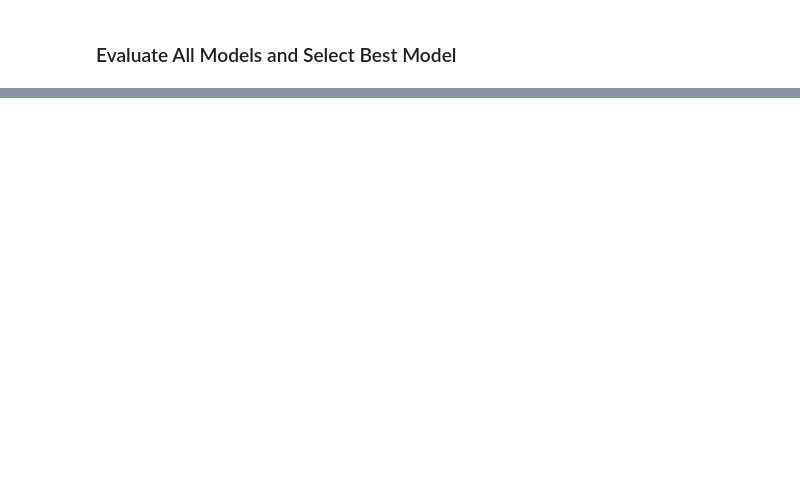
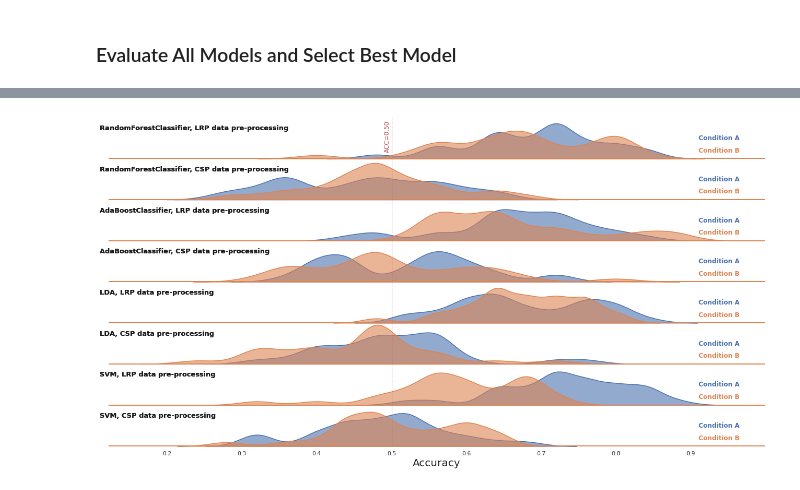
Before and after one commit to brisenodaniel/DataMiningGroupProject, a Jupyter notebook: src/ProjectCodeDraft.ipynb, the cells around one changed output, grey strips where cells are left out. Cells and saved outputs as stored; diff of their text form; code cells hidden in the pictures; blank space fills up the shorter version.

```diff
--- a/src/ProjectCodeDraft.ipynb
+++ b/src/ProjectCodeDraft.ipynb
@@ -476,0 +632,65 @@ tuned_clfs
+# %%
+#assemble dataframe for use in plotting
+
+acc_df = pd.DataFrame(columns = ['acc','test_cond','clf_type'])
+
+for clf in tuned_clfs:
+    clf_type = '{mod}, {reduct} data pre-processing'.format(mod=clf['clf_type'],
+                                                                reduct=clf['reduction_method'].upper())
+    data_preprocessing_method = clf['reduction_method']
+    #add A condition accuracies
+    test_cond = 'Condition A'
+    for acc in clf['A_accuracy_dist']:
+        row = {'acc': acc,
+               'test_cond': test_cond,
+               'clf_type': clf_type}
+        acc_df = acc_df.append(row, ignore_index=True)
+    #add B condition accuracies
+    test_cond = 'Condition B'
+    for acc in clf['B_accuracy_dist']:
+        row = {'acc': acc,
+               'test_cond': test_cond,
+               'clf_type': clf_type}
+        acc_df = acc_df.append(row, ignore_index=True)
+
+#plot
+sns.set_theme(style="white", rc={"axes.facecolor": (0, 0, 0, 0)})
+
+g = sns.FacetGrid(acc_df, row='clf_type', hue='test_cond', aspect=15, height=1.2)
+g.map(sns.kdeplot, 'acc', bw_adjust=.5, clip_on=False, fill=True, alpha=0.6, linewidth=1.5)
+g.map(plt.axhline, y=0, lw=2, clip_on=False)
+
+#plot control accuracy and label
+g.map(plt.axvline, x=0.5, lw=1, color='r', linestyle='--')
+plt.text(0.49,46.5,s='ACC=0.50', color='r',rotation=90)
+
+#create function to draw plot labels
+def label(x, color, label):
+    ax = plt.gca()
+    if label=='Condition A':
+        ax.text(.9, .5, label, fontweight="bold", color=color,
+                ha="left", va="center", transform=ax.transAxes)
+    else:
+        ax.text(.9, .2, label, fontweight="bold", color=color,
+                ha="left", va="center", transform=ax.transAxes)
+    title = ax.get_title().replace('clf_type = ', '')
+    ax.text(.11,4.5, title, fontweight='bold', color='k', fontsize=13)
+
+#draw labels
+g.map(label, 'acc')
+#allow plot elements to overlap ax boundaries
+g.fig.subplots_adjust(hspace=-0)
+# Remove axes details that don't play well with overlap
+g.set_titles("")
+g.set(yticks=[])
+g.despine(bottom=True, left=True)
+plt.xlabel('Accuracy', fontsize=20)
+warnings.filterwarnings('ignore')
+
+
+#plot
+
+plt.show()
+#warnings.filterwarnings('once')
+# %% [output]
+[figure, added]
```
Also changed, not shown: parts of 14 cells of this notebook.
